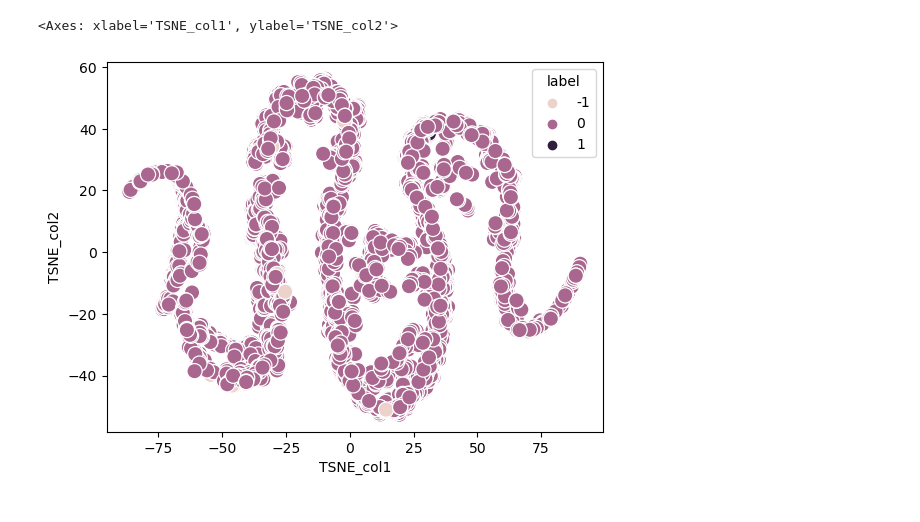
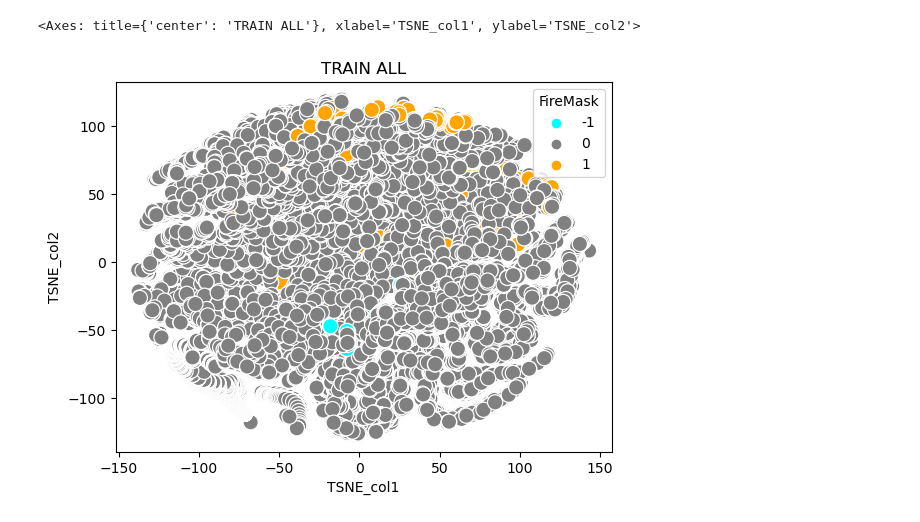
Before and after one commit to rballentine25/learning-python, a Jupyter notebook: 08ProjectData/wildfire_tsne.ipynb, the cells around one changed output. Drawn from its saved outputs; the diff is of its cells as text; code cells hidden in the pictures.

Commit message:
tsne madness

```diff
--- a/08ProjectData/wildfire_tsne.ipynb
+++ b/08ProjectData/wildfire_tsne.ipynb
@@ -5,25 +10,26 @@
 # %%
 import numpy as np
 from sklearn.manifold import TSNE
 import matplotlib.pyplot as plt
 import pandas as pd
 import seaborn as sns
 
-df = pd.read_excel("mid-process-data-files/TO-COMBINE/eval_01_rearranged.xlsx")
-df.head()
+df = pd.read_excel("train_COMBINED_20250121.xlsx")
 
 # for tSNE, X is the features and Y is the labels (here just firemask)
 X = df.iloc[:, 1:]
-Y = df.iloc[:,1]
+Y = df.iloc[:,0]
 
 n_dims = 2      # dimensions of the embedded space
 tsne = TSNE(n_dims)
 result = tsne.fit_transform(X)
 #print(result.shape)
 
-result_df = pd.DataFrame({'TSNE_col1': result[:,0], 'TSNE_col2': result[:,1], 'label' : Y})
+result_df = pd.DataFrame({'TSNE_col1': result[:,0], 'TSNE_col2': result[:,1], 'FireMask' : Y})
 fig, ax = plt.subplots(1)
-sns.scatterplot(x='TSNE_col1', y='TSNE_col2', hue='label', data=result_df, ax=ax, s=120)
+plt.title("TRAIN ALL")
+color_map = {-1:'cyan', 0:'gray', 1:'orange'}
+sns.scatterplot(x='TSNE_col1', y='TSNE_col2', hue='FireMask', data=result_df, ax=ax, s=120, palette=color_map )
 # %% [output]
-<Axes: xlabel='TSNE_col1', ylabel='TSNE_col2'>
+<Axes: title={'center': 'TRAIN ALL'}, xlabel='TSNE_col1', ylabel='TSNE_col2'>
-[figure, old version]
+[figure, new version]
```
Also changed, not shown: parts of 2 cells of this notebook, 25 other files.
